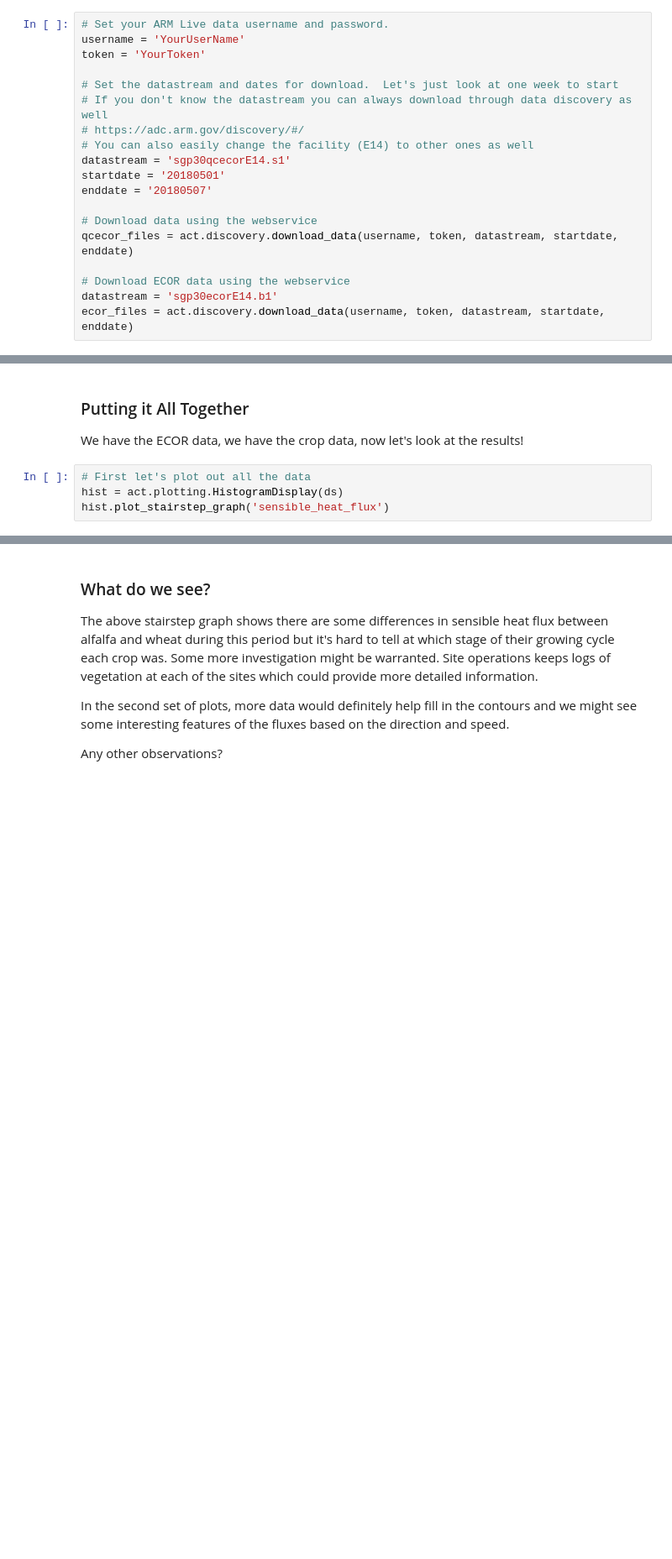
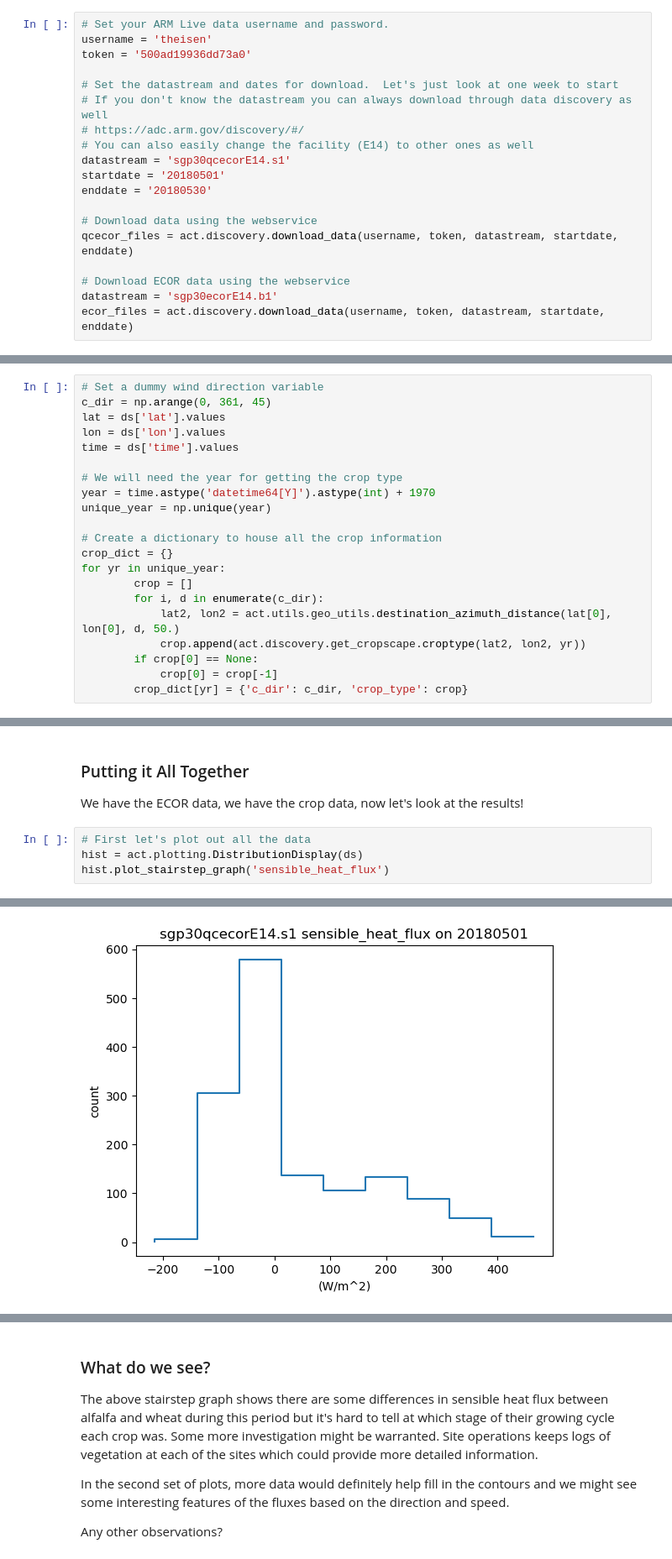
Before and after one commit to EVS-ATMOS/surface-flux-analysis, a Jupyter notebook: notebooks/initial_flux_analysis.ipynb, the cells around one changed output, grey strips where cells are left out. Shown at 84% size. Drawn from its saved outputs; the diff is of its cells as text; blank space fills up the shorter version.

Commit message:
ENH: Adding in function that will get the crop type information for each year without calling for each direction

```diff
--- a/notebooks/initial_flux_analysis.ipynb
+++ b/notebooks/initial_flux_analysis.ipynb
@@ -58,8 +58,8 @@ If you read the instrument webpage, it noted that the 30ecor datastream has the
 ### Downloading data
 # %%
 # Set your ARM Live data username and password.
-username = 'YourUserName'
-token = 'YourToken'
+username = 'theisen'
+token = '500ad19936dd73a0'
 
 # Set the datastream and dates for download.  Let's just look at one week to start
 # If you don't know the datastream you can always download through data discovery as well
@@ -67,7 +67,7 @@ token = 'YourToken'
 # You can also easily change the facility (E14) to other ones as well
 datastream = 'sgp30qcecorE14.s1'
 startdate = '20180501'
-enddate = '20180507'
+enddate = '20180530'
 
 # Download data using the webservice
 qcecor_files = act.discovery.download_data(username, token, datastream, startdate, enddate)
@@ -208,4 +358,25 @@ ds.qcfilter.datafilter(rm_assessments=['Bad'], del_qc_var=False)
 ACT has a function to access crop type data from the [USDA Cropscape](https://nassgeodata.gmu.edu/CropScape) portal.  This is somewhat of an odd feature to have in ACT, but surface type information is very important to surface meteorological measurements.  Let's get the crop type for each wind sample and see if there are ways you can think of to make this more effecient for processing large datasets.
 
 Don't forget that crop types may change by year!
+# %%
+# Set a dummy wind direction variable
+c_dir = np.arange(0, 361, 45)
+lat = ds['lat'].values
+lon = ds['lon'].values
+time = ds['time'].values
+
+# We will need the year for getting the crop type
+year = time.astype('datetime64[Y]').astype(int) + 1970
+unique_year = np.unique(year)
+
+# Create a dictionary to house all the crop information
+crop_dict = {}
+for yr in unique_year:
+        crop = []
+        for i, d in enumerate(c_dir):
+            lat2, lon2 = act.utils.geo_utils.destination_azimuth_distance(lat[0], lon[0], d, 50.)
+            crop.append(act.discovery.get_cropscape.croptype(lat2, lon2, yr))
+        if crop[0] == None:
+            crop[0] = crop[-1]
+        crop_dict[yr] = {'c_dir': c_dir, 'crop_type': crop}
 # %%
@@ -263,5 +421,6 @@ ds['qc_crop_type'].attrs['flag_assessments'] = ['Good','Suspect']
 We have the ECOR data, we have the crop data, now let's look at the results!
 # %%
 # First let's plot out all the data
-hist = act.plotting.HistogramDisplay(ds)
+hist = act.plotting.DistributionDisplay(ds)
 hist.plot_stairstep_graph('sensible_heat_flux')
+# %% [output]
@@ -268,3 +432,4 @@ hist.plot_stairstep_graph('sensible_heat_flux')
+[figure, added]
 # %%
 # Next let's look at the crop types we have for this site
 ds['crop_type'].values
```
Also changed, not shown: parts of 9 cells of this notebook.
